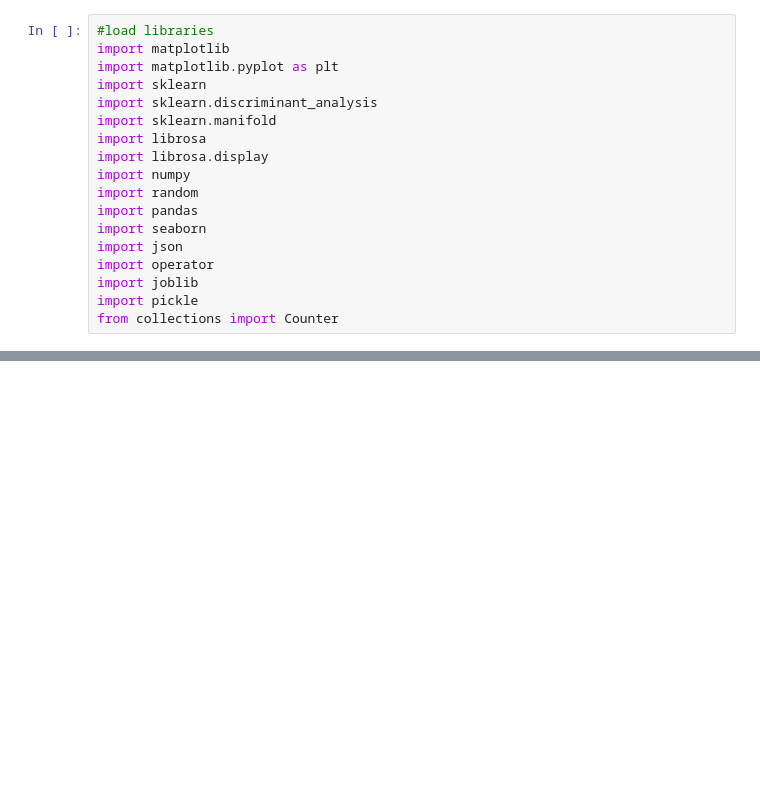
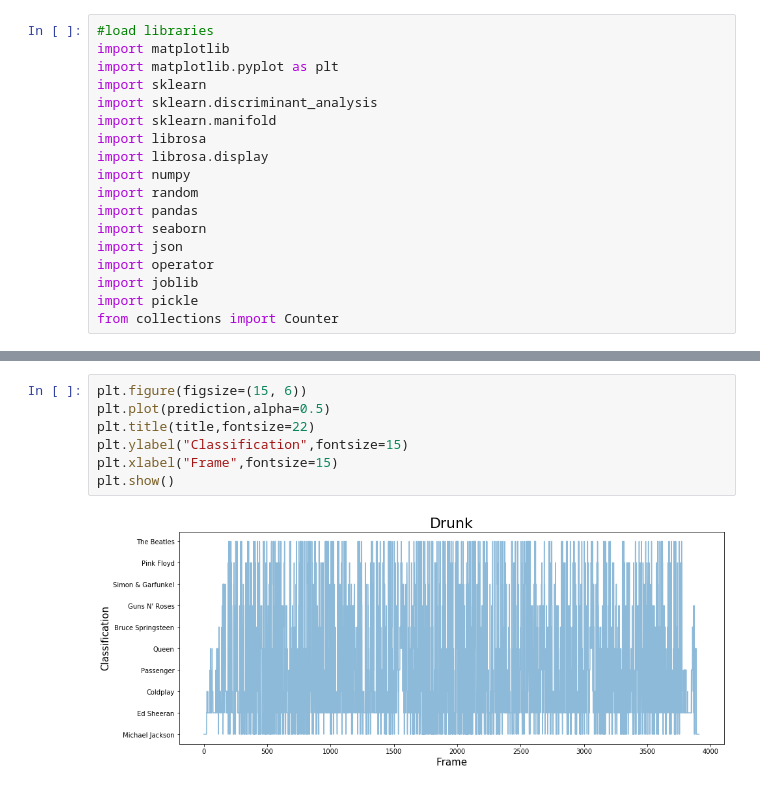
Before and after one commit to mr-96/SML-Project, a Jupyter notebook: 7 - Test a new Song with the best model (for FUN).ipynb, the cells around one changed output, grey strips where cells are left out. Saved outputs shown, nothing was run; the diff lists cells and outputs as text; blank space fills up the shorter version.

```diff
--- a/7 - Test a new Song with the best model (for FUN).ipynb
+++ b/7 - Test a new Song with the best model (for FUN).ipynb
@@ -61,0 +62,9 @@ plt.show()
+# %%
+plt.figure(figsize=(15, 6))
+plt.plot(prediction,alpha=0.5)
+plt.title(title,fontsize=22)
+plt.ylabel("Classification",fontsize=15)
+plt.xlabel("Frame",fontsize=15)
+plt.show()
+# %% [output]
+[figure, added]
```
Also changed, not shown: parts of 2 cells of this notebook.
